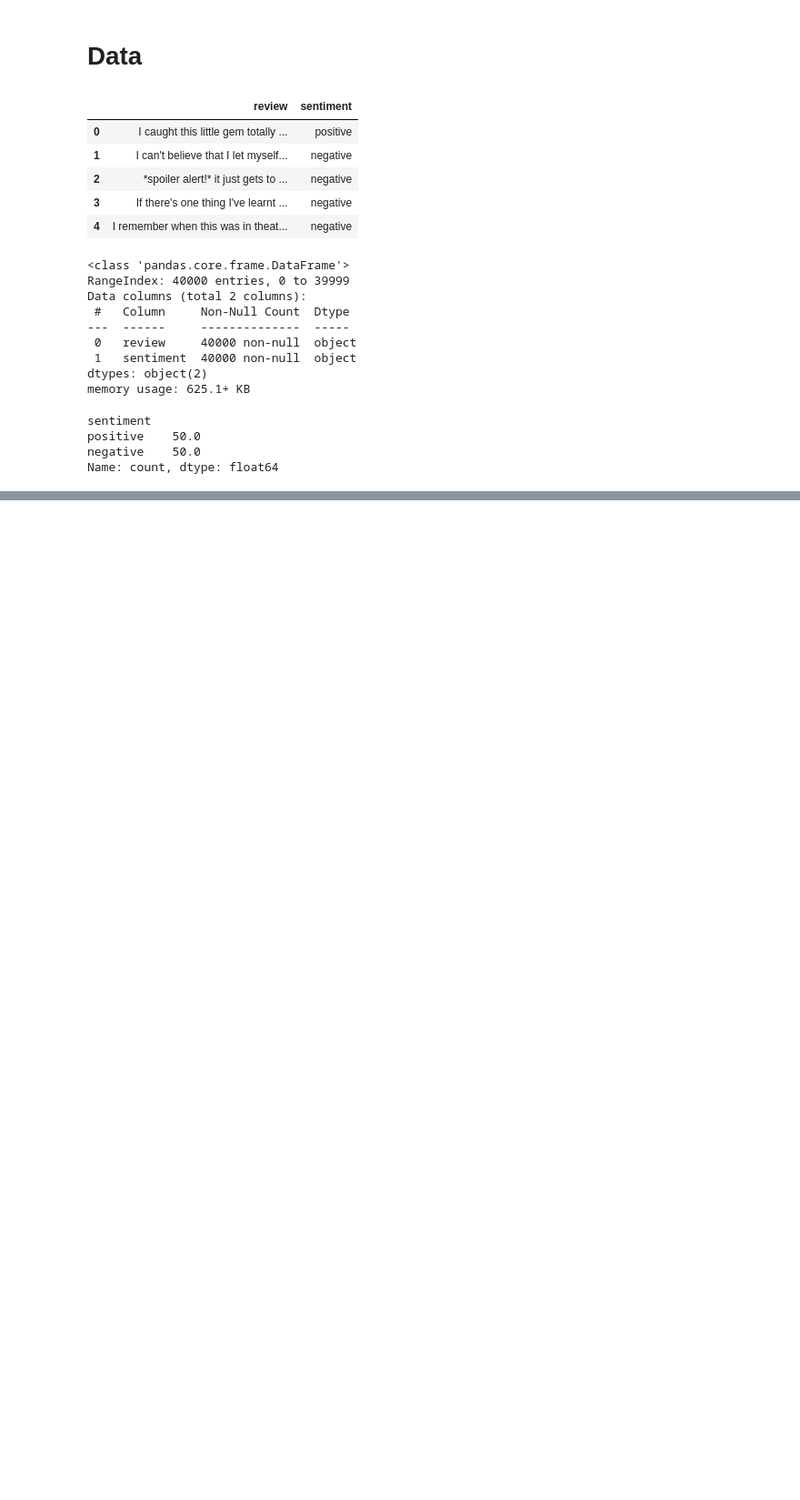
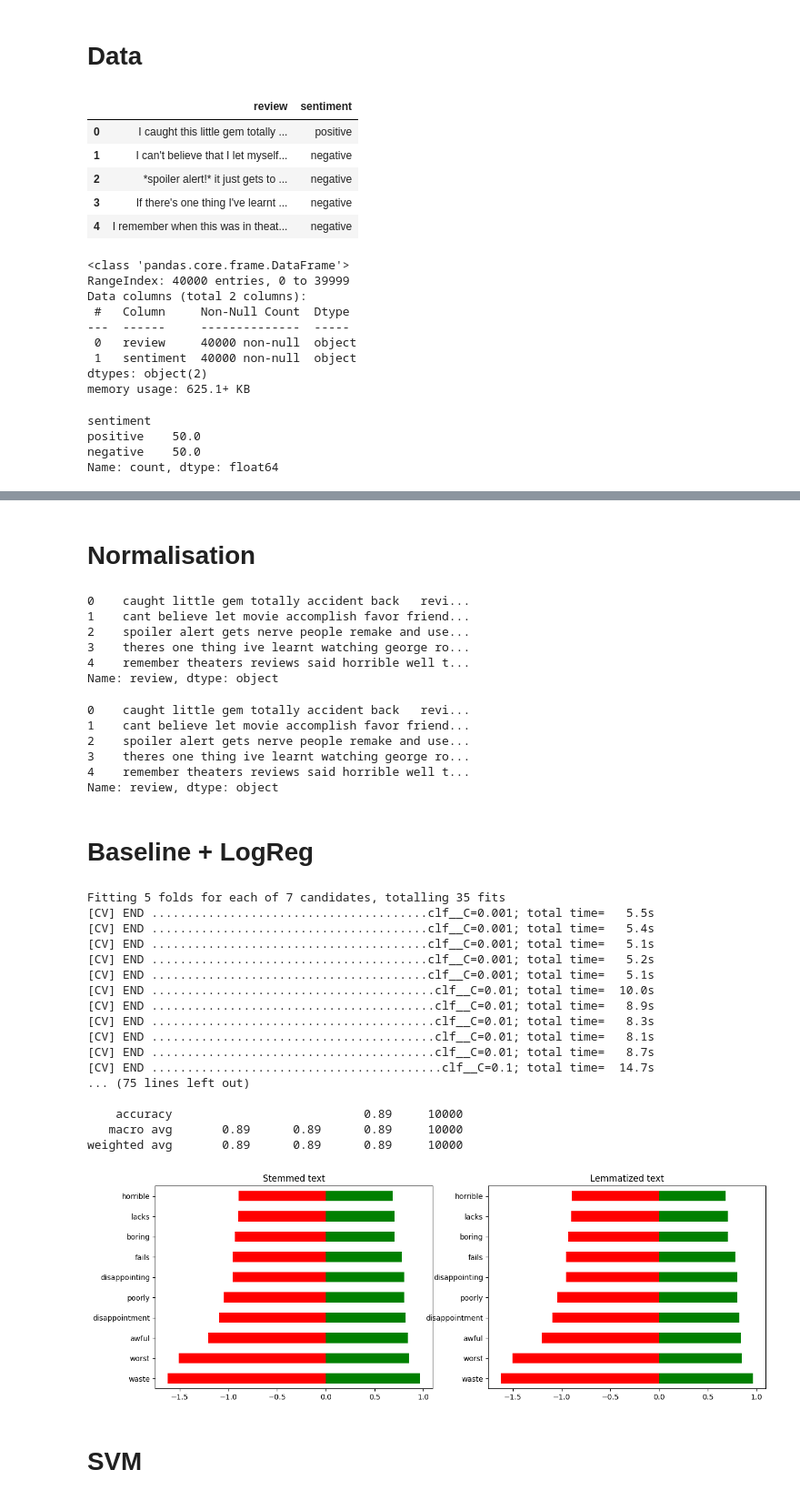
Before and after one commit to VasyaR/EPAM_AI_Course_0824, a Jupyter notebook: Homework_6/EPAM_Course_AI_0824_homework6_RV.ipynb, the cells around one changed output, grey strips where cells are left out. Shown: that part at 91% size. Drawn from its saved outputs; the diff is of its cells as text; code cells hidden in the pictures; blank space fills up the shorter version.

```diff
--- a/Homework_6/EPAM_Course_AI_0824_homework6_RV.ipynb
+++ b/Homework_6/EPAM_Course_AI_0824_homework6_RV.ipynb
@@ -68,0 +152,4 @@ Name: count, dtype: float64
+# %%
+cleaned_and_tokenized_text_train = train['review'].apply(lambda x: clean__and_tokenize_text(x))
+
+cleaned_and_tokenized_text_train.head()
@@ -68,0 +163,45 @@ Name: count, dtype: float64
+# %% [markdown]
+# Normalisation
+# %%
+# Stemming the text
+stemmer = PorterStemmer()
+
+stemmed_text_train = cleaned_and_tokenized_text_train.apply(lambda x: ''.join([stemmer.stem(word) for word in x]))
+
+stemmed_text_train.head()
+# %% [output]
+0    caught little gem totally accident back   revi...
+1    cant believe let movie accomplish favor friend...
+2    spoiler alert gets nerve people remake and use...
+3    theres one thing ive learnt watching george ro...
+4    remember theaters reviews said horrible well t...
+Name: review, dtype: object
+# %%
+# Lemmatizing the text
+
+lemmatizer = WordNetLemmatizer()
+
+lemmatized_text_train = cleaned_and_tokenized_text_train.apply(lambda x: ''.join([lemmatizer.lemmatize(word) for word in x]))
+
+lemmatized_text_train.head()
+# %% [output]
+0    caught little gem totally accident back   revi...
+1    cant believe let movie accomplish favor friend...
+2    spoiler alert gets nerve people remake and use...
+3    theres one thing ive learnt watching george ro...
+4    remember theaters reviews said horrible well t...
+Name: review, dtype: object
+# %% [markdown]
+# Baseline + LogReg
+# %%
+# Prepearing test data
+
+test = pd.read_csv('final_project_test_dataset/test.csv')
+
+target_test = test.sentiment.map({'positive': 1, 'negative': 0})
+
+cleaned_and_tokenized_text_test = test['review'].apply(lambda x: clean__and_tokenize_text(x))
+
+stemmed_text_test = cleaned_and_tokenized_text_test.apply(lambda x: ''.join([stemmer.stem(word) for word in x]))
+
+lemmatized_text_test = cleaned_and_tokenized_text_test.apply(lambda x: ''.join([lemmatizer.lemmatize(word) for word in x]))
@@ -68,0 +260,27 @@ Name: count, dtype: float64
+# %%
+parameters = {'clf__C': [0.001, 0.01, 0.1, 1, 10, 100, 1000]}
+
+clf = LogisticRegression()
+
+model_baseline(clf, stemmed_text_train, lemmatized_text_train, target_train, stemmed_text_test, lemmatized_text_test, target_test, parameters)
+# %% [output]
+Fitting 5 folds for each of 7 candidates, totalling 35 fits
+[CV] END .......................................clf__C=0.001; total time=   5.5s
+[CV] END .......................................clf__C=0.001; total time=   5.4s
+[CV] END .......................................clf__C=0.001; total time=   5.1s
+[CV] END .......................................clf__C=0.001; total time=   5.2s
+[CV] END .......................................clf__C=0.001; total time=   5.1s
+[CV] END ........................................clf__C=0.01; total time=  10.0s
+[CV] END ........................................clf__C=0.01; total time=   8.9s
+[CV] END ........................................clf__C=0.01; total time=   8.3s
+[CV] END ........................................clf__C=0.01; total time=   8.1s
+[CV] END ........................................clf__C=0.01; total time=   8.7s
+[CV] END .........................................clf__C=0.1; total time=  14.7s
+... (75 lines left out)
+
+    accuracy                           0.89     10000
+   macro avg       0.89      0.89      0.89     10000
+weighted avg       0.89      0.89      0.89     10000
+[figure, added]
+# %% [markdown]
+# SVM
```
Also changed, not shown: parts of 15 cells of this notebook, 1 other file.
